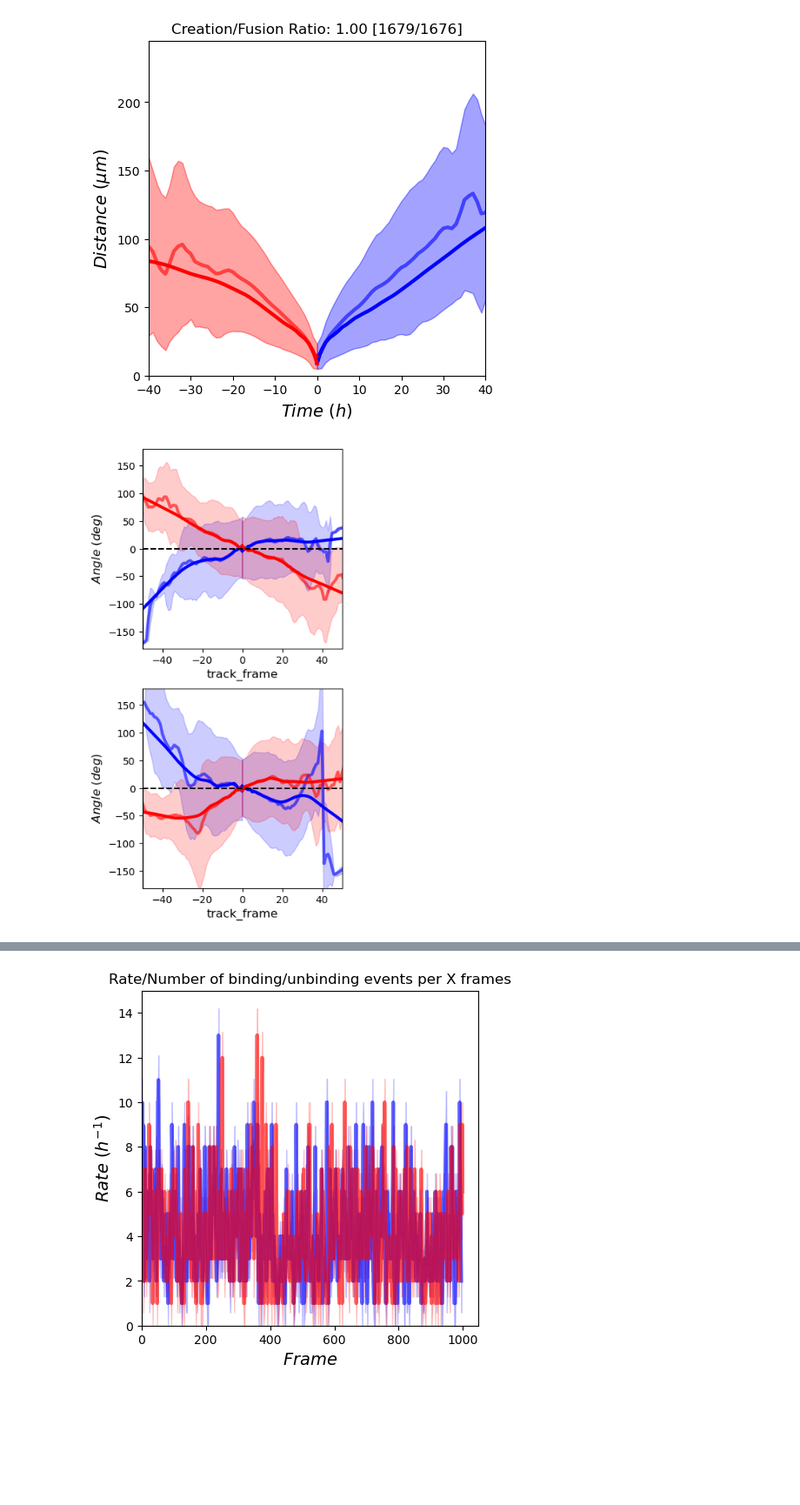
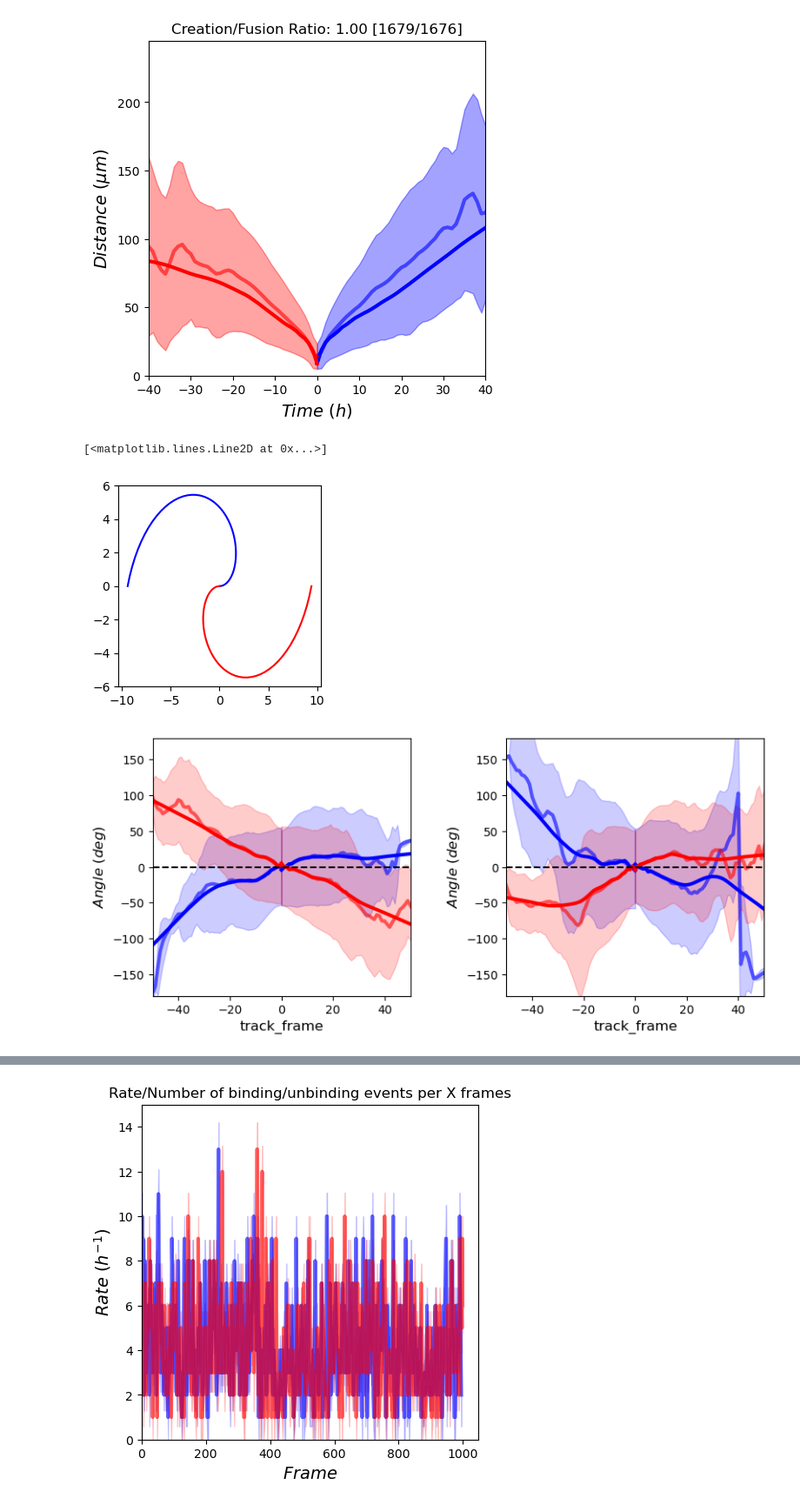
Before and after one commit to viciya/nematics, a Jupyter notebook: nematics/journals/defect_FusionCreation.ipynb, the cells around one changed output, grey strips where cells are left out. Shown at 87% size. Cells and saved outputs as stored; diff of their text form; code cells hidden in the pictures; blank space fills up the shorter version.

```diff
--- a/nematics/journals/defect_FusionCreation.ipynb
+++ b/nematics/journals/defect_FusionCreation.ipynb
@@ -129,6 +337,23 @@ ax1.set_xlim([-40,40])
 # %% [output]
 (-40.0, 40.0)
 [figure]
+# %%
+# Parameters for the spiral
+theta = np.linspace(0, np.pi, 50)  # Angle from 0 to 4π
+r = 3*theta  # Radius as a function of theta
+
+# Convert polar coordinates to Cartesian coordinates
+x = r * np.cos(theta)
+y = r * np.sin(theta)
+
+# Create the plot
+plt.figure(figsize=(3, 3))
+plt.plot(x, y, color='b')
+plt.plot(-x, -y, color='r')
+# plt.(1)
+# %% [output]
+[<matplotlib.lines.Line2D at 0x...>]
+[figure, added]
 # %%
 def find_pair_origin(group, xp='xp', yp='yp', xm='xm', ym='ym', dist='track_frame', fuse=True, dist0=12.):
     group = group.sort_values(by=dist)
@@ -137,10 +362,10 @@ def find_pair_origin(group, xp='xp', yp='yp', xm='xm', ym='ym', dist='track_fram
     y0 = (group[yp].loc[position] + group[ym].loc[position])/2
 
     group["angp_"] = np.arctan2(group[yp]-y0, group[xp]-x0)
-    group["angp_"] = (group["angp_"] - group["angp_"].loc[position]) %(2*np.pi)
+    group["angp_"] = (group["angp_"] - group["angp_"].loc[position]) #%(2*np.pi)
 
     group["angm_"] = np.arctan2(group[ym]-y0, group[xm]-x0)
-    group["angm_"] = (group["angm_"] - group["angm_"].loc[position]) %(2*np.pi)
+    group["angm_"] = (group["angm_"] - group["angm_"].loc[position]) #%(2*np.pi)
 
     return group
 
@@ -157,42 +382,42 @@ colors = ['b','r','b','r']
 radial_dfs_p = []
 radial_dfs_m = []
 
-fig, (ax1,ax2) = plt.subplots(2,1,  figsize=(4,8))
+fig, (ax1,ax2) = plt.subplots(1,2,  figsize=(10,4))
 for color, df in zip(colors,dfs[:]):
     df = df.sort_values(label)
-    dfp_ = plot_rolling_average(df, ax1, "angp_", label, win=1, color=color, show=True,std=std, low=-np.pi, high=np.pi)
-    dfm_ = plot_rolling_average(df, ax2, "angm_", label, win=2, color=color, show=True,std=std, low=-np.pi, high=np.pi)
+    dfp_ = plot_rolling_average(df, ax1, "angp_", label, win=2, color=color, show=True,std=circstd, low=-np.pi, high=np.pi)
+    dfm_ = plot_rolling_average(df, ax2, "angm_", label, win=2, color=color, show=True,std=circstd, low=-np.pi, high=np.pi)
 
     # Apply LOWESS smoothing
     lowess = sm.nonparametric.lowess
     smoothedp = lowess((mod_pi(df['angp_'])), df[label], frac=1./5.)  # Adjust frac for smoothing level
     # Create a new DataFrame for the smoothed values
     smoothed_dfp = pd.DataFrame(smoothedp, columns=[label, 'smoothed_angp_'])
     smoothed_dfp['distance'] = df['distance'].values
     smoothed_dfp['angp__std'] = dfp_['angp__std'].values
     ax1.plot(smoothed_dfp[label], (smoothed_dfp['smoothed_angp_'])*(180/np.pi), color=color, linewidth=3)
 
     smoothed_dfp[["x","y"]] = polar_to_cart(smoothed_dfp['distance'], smoothed_dfp['smoothed_angp_'])
     radial_dfs_p.append(smoothed_dfp)
 
     smoothedm = lowess(mod_pi(df['angm_']), df[label], frac=1./5.)  # Adjust frac for smoothing level
     # Create a new DataFrame for the smoothed values
     smoothed_dfm = pd.DataFrame(smoothedm, columns=[label, 'smoothed_angm_'])
     smoothed_dfm['distance'] = df['distance'].values
     smoothed_dfm['angm__std'] = dfm_['angm__std'].values
     ax2.plot(smoothed_dfm[label], smoothed_dfm['smoothed_angm_']*(180/np.pi), color=color, linewidth=3)
 
     smoothed_dfm[["x","y"]] = polar_to_cart(smoothed_dfm['distance'], smoothed_dfm['smoothed_angm_'])
     radial_dfs_m.append(smoothed_dfm)
 
 xlim = 50
 for ax in (ax1,ax2):
-    ax.set_xlim([-xlim,xlim]);
+    ax.set_xlim([-xlim,xlim])
     # ax.set_xlim([0,100])
     ax.set_ylim([-180,180]);ax.set_box_aspect(1)
     ax.plot([-xlim,xlim], [0,0], "--k")
     ax.set_xlabel(label, fontsize=12); ax.set_ylabel(r"$Angle ~(deg)$", fontsize=12)
 # %% [output]
-[figure, old version]
+[figure, new version]
 # %%
 # average up and down configuration
```
Also changed, not shown: parts of 27 cells of this notebook, 4 other files.
